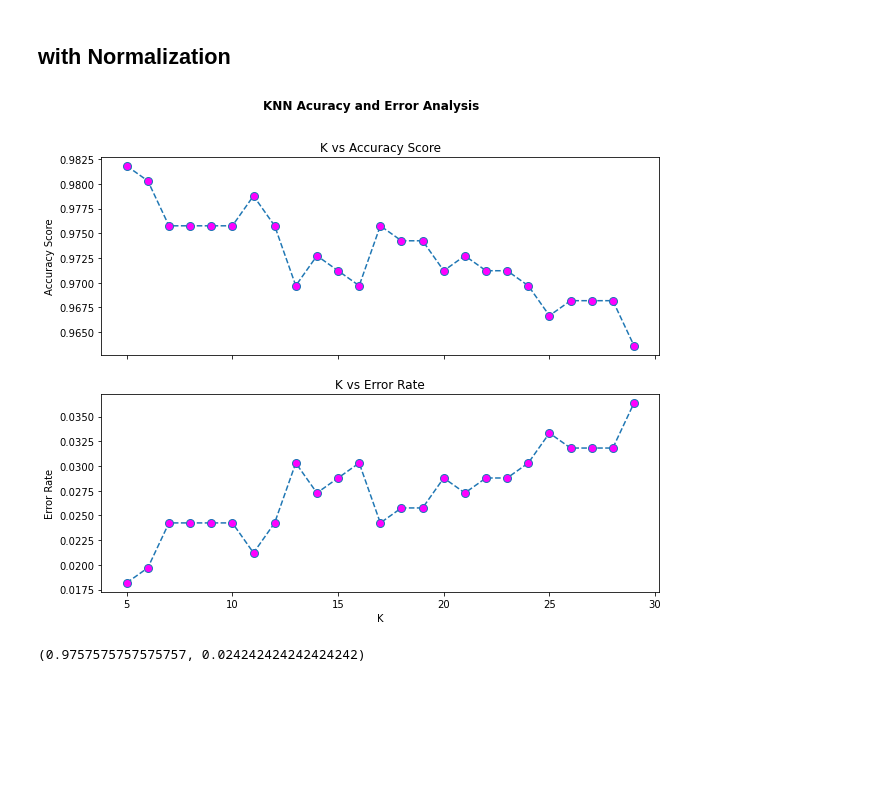
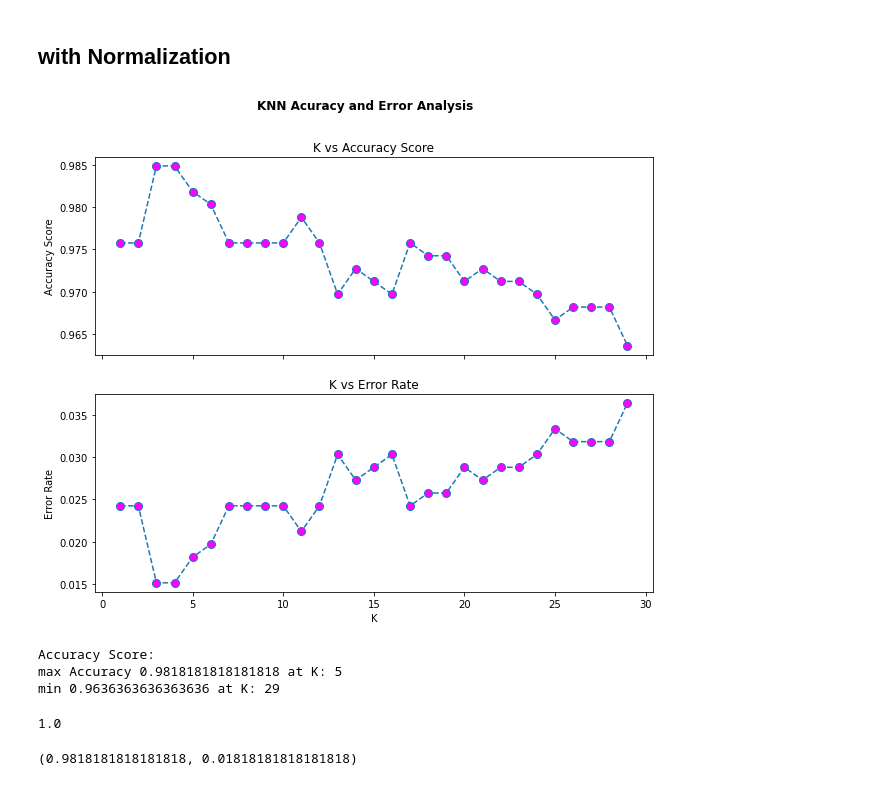
Before and after one commit to walkeratmind/crops_prediction_engine, a Jupyter notebook: notebooks/crop_recommend_using_scikit_learn.ipynb, the cells around one changed output. Drawn from its saved outputs; the diff is of its cells as text; code cells hidden in the pictures; blank space fills up the shorter version.

```diff
--- a/notebooks/crop_recommend_using_scikit_learn.ipynb
+++ b/notebooks/crop_recommend_using_scikit_learn.ipynb
@@ -526,40 +544,54 @@ normalizer.fit(X_train)
 X_train_normalize = normalizer.normalize()
 X_test_normalize = normalizer.normalize(X_test)
 # %%
-k_list = [*range(5, 30)]
+k_list = [*range(1, 30)]
 acc_scores = []
 error_rate = []
 for k in k_list:
-    knn = KNNClassifier(k)
-    knn.fit(X_train_normalize, y_train)
-    pred = knn.predict(X_test_normalize)
 
-    acc_scores.append(accuracy_score(y_test, pred))
-    error_rate.append(np.mean(pred != y_test))
+    clf = KNNClassifier(k)
+
+    clf.fit(X_train_normalize, y_train)
+    pred = clf.predict(X_test_normalize)
+
+    acc_scores.append(Model.accuracy_score(y_test, pred))
+    error_rate.append(Model.error_rate(y_test, pred))
 
 fig, (ax1, ax2) = plt.subplots(nrows=2, ncols=1,sharex=True,figsize=(10, 8))
 ax1.plot(k_list, acc_scores, linestyle="dashed", marker='o',markerfacecolor='magenta', markersize=8);
 
 ax1.set(title="K vs Accuracy Score",
         xlabel="",
         ylabel="Accuracy Score")
 
 ax2.plot(k_list, error_rate, linestyle="dashed", marker='o',markerfacecolor='magenta', markersize=8)
 ax2.set(title="K vs Error Rate",
        xlabel="K",
        ylabel="Error Rate")
 
 
 # Title the figure
 fig.suptitle('KNN Acuracy and Error Analysis', fontsize=12, fontweight='bold');
 # %% [output]
-[figure, old version]
+[figure, new version]
+# %%
+print("Accuracy Score: ")
+print("max Accuracy {} at K: {}".format(max(acc_scores), k_list[acc_scores.index(max(acc_scores))]))
+print("min {} at K: {}".format(min(acc_scores), k_list[acc_scores.index(min(acc_scores))]))
+# %% [output]
+Accuracy Score:
+max Accuracy 0.9818181818181818 at K: 5
+min 0.9636363636363636 at K: 29
+# %%
+error_rate[4] + acc_scores[4]
+# %% [output]
+1.0
 # %%
-clf = KNNClassifier(k=12)
+clf = KNNClassifier(k=5)
 
 clf.fit(X_train_normalize, y_train)
 pred = clf.predict(X_test_normalize)
 
 Model.accuracy_score(y_test, pred), Model.error_rate(y_test, pred)
 # %% [output]
-(0.9757575757575757, 0.024242424242424242)
+(0.9818181818181818, 0.01818181818181818)
```
Also changed, not shown: parts of 19 cells of this notebook, 2 other files.
